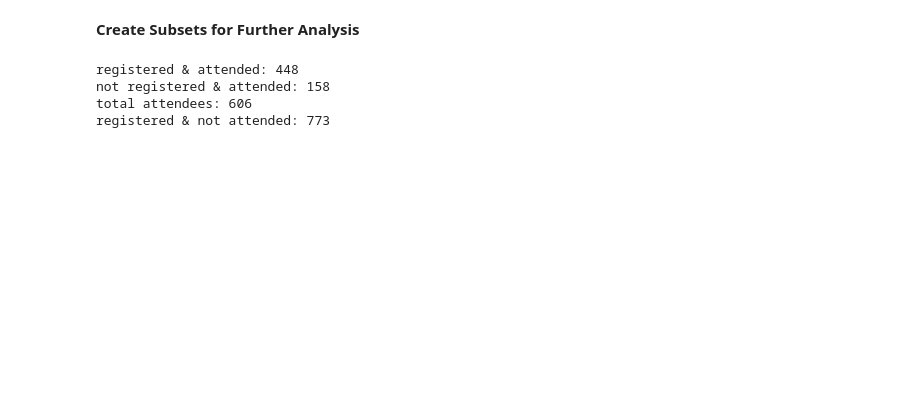
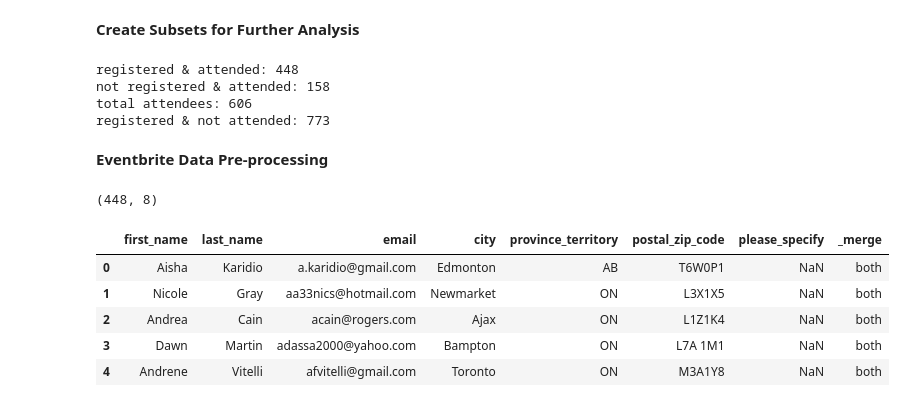
Before and after one commit to merlyn-true/event-attendee-analysis, a Jupyter notebook: notebooks/02-preprocessing.ipynb, the cells around one changed output. Drawn from its saved outputs; the diff is of its cells as text; code cells hidden in the pictures; blank space fills up the shorter version.

Commit message:
complete initial preprocessing on zoom and eventbrite data

```diff
--- a/notebooks/02-preprocessing.ipynb
+++ b/notebooks/02-preprocessing.ipynb
@@ -11,6 +16,10 @@ folder_path = r"..\data\clean"
 # Import clean zoom data
 zoom_df = pd.read_csv(folder_path+r'\clean-zoom-data.csv')
 
+# Convert join_time and leave_time to pd.DateTime()
+zoom_df['join_time'] = pd.to_datetime(zoom_df['join_time'], format='%Y-%m-%d %H:%M:%S')
+zoom_df['leave_time'] = pd.to_datetime(zoom_df['leave_time'],format='%Y-%m-%d %H:%M:%S')
+
 # Import clean eventbrite data
 eventbrite_df = pd.read_csv(folder_path+r'\clean-eventbrite-data.csv')
 # %%
@@ -92,3 +101,29 @@ registered & attended: 448
 not registered & attended: 158
 total attendees: 606
 registered & not attended: 773
+# %% [markdown]
+**Eventbrite Data Pre-processing**
+# %%
+registered_and_attended.shape
+# %% [output]
+(448, 8)
+# %%
+# Remove duplicates
+registered_and_attended.drop_duplicates(subset=["email", "city", "province_territory", "please_specify"], inplace=True)
+
+# Create DataFrame for Canada only. Remove nulls and blanks from province_territory column
+registered_and_attended_can = registered_and_attended[registered_and_attended["province_territory"].notna() & (registered_and_attended["province_territory"] != "")]
+registered_and_attended_can.reset_index(drop=True, inplace=True)
+
+# Create DataFrame for International only. Keep non-null values in please_specify column
+registered_and_attended_int = registered_and_attended[registered_and_attended["please_specify"].notna()]
+registered_and_attended_int.reset_index(drop=True, inplace=True)
+# %%
+registered_and_attended_can.head()
+# %% [output]
+|  | first_name | last_name | email | city | province_territory | postal_zip_code | please_specify | _merge |
+| 0 | Aisha | Karidio | a.karidio@gmail.com | Edmonton | AB | T6W0P1 | NaN | both |
+| 1 | Nicole | Gray | aa33nics@hotmail.com | Newmarket | ON | L3X1X5 | NaN | both |
+| 2 | Andrea | Cain | acain@rogers.com | Ajax | ON | L1Z1K4 | NaN | both |
+| 3 | Dawn | Martin | adassa2000@yahoo.com | Bampton | ON | L7A 1M1 | NaN | both |
+| 4 | Andrene | Vitelli | afvitelli@gmail.com | Toronto | ON | M3A1Y8 | NaN | both |
```
Also changed, not shown: parts of 10 cells of this notebook.
